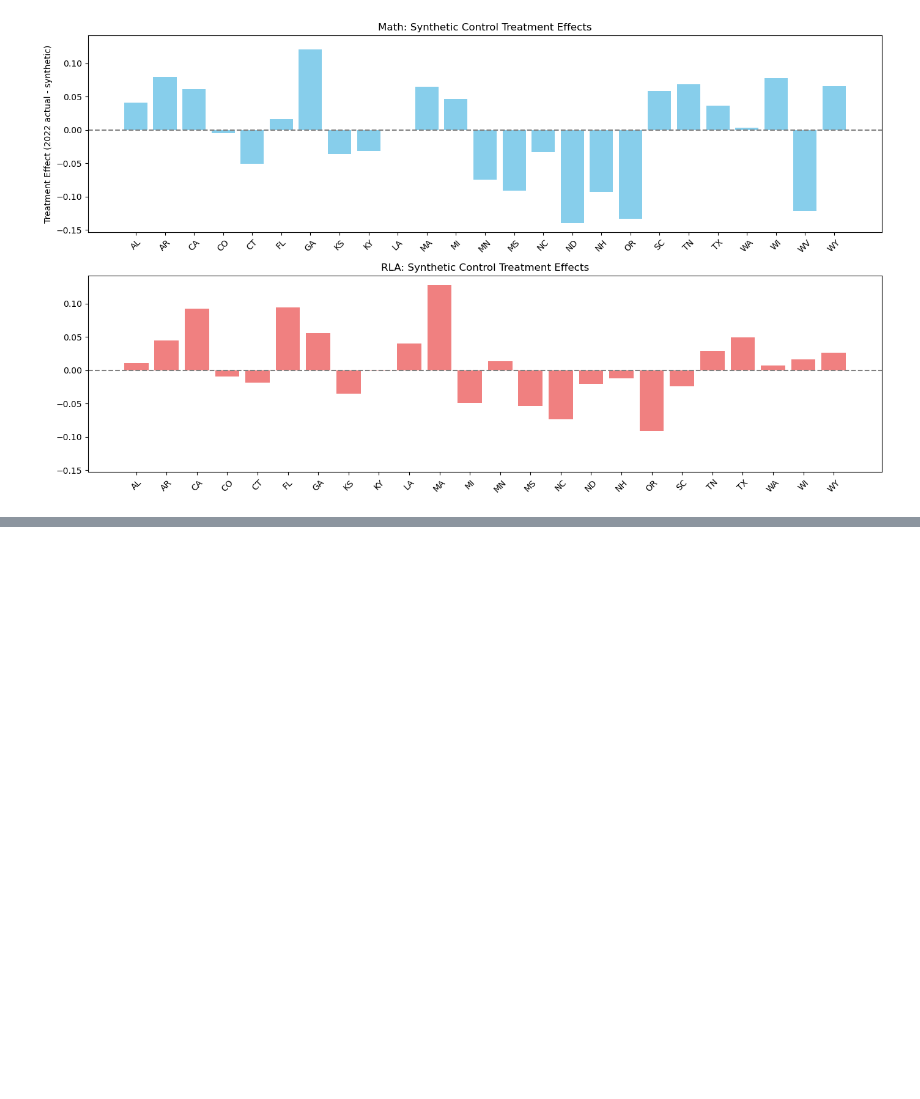
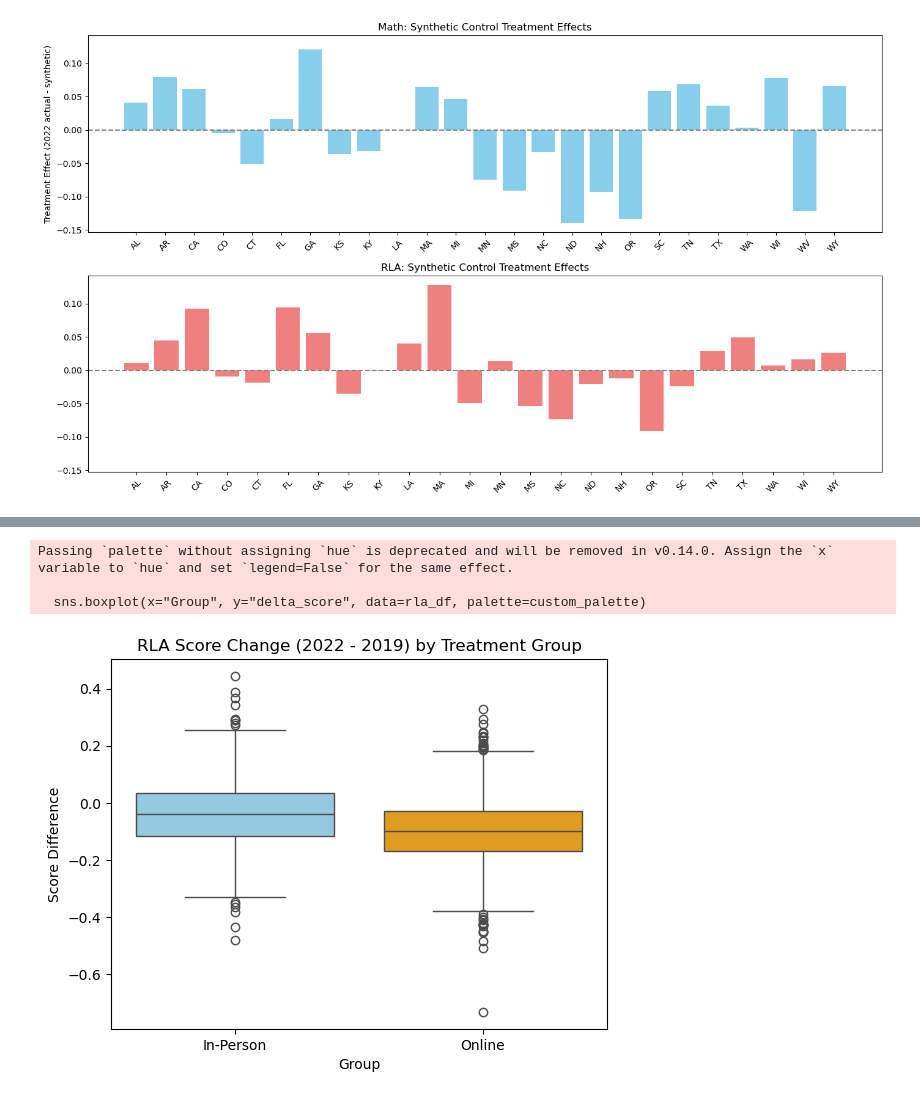
Before and after one commit to 000Aym612/CausalInferenceForOnlineLearning, a Jupyter notebook: causalInference.ipynb, the cells around one changed output, grey strips where cells are left out. Drawn from its saved outputs; the diff is of its cells as text; code cells hidden in the pictures; blank space fills up the shorter version.

```diff
--- a/causalInference.ipynb
+++ b/causalInference.ipynb
@@ -358,0 +408,19 @@ plt.show()
+# %%
+# Math score changes by group
+import seaborn as sns
+import matplotlib.pyplot as plt
+
+rla_df["Group"] = rla_df["T"].map({1: "Online", 0: "In-Person"})
+
+custom_palette = {"In-Person": "skyblue", "Online": "orange"}
+
+sns.boxplot(x="Group", y="delta_score", data=rla_df, palette=custom_palette)
+plt.title("RLA Score Change (2022 - 2019) by Treatment Group")
+plt.ylabel("Score Difference")
+plt.savefig('RLA Score Comparison for 2019 and 2022')
+plt.show()
+# %% [output]
+Passing `palette` without assigning `hue` is deprecated and will be removed in v0.14.0. Assign the `x` variable to `hue` and set `legend=False` for the same effect.
+
+  sns.boxplot(x="Group", y="delta_score", data=rla_df, palette=custom_palette)
+[figure, added]
```
Also changed, not shown: parts of 4 cells of this notebook, 3 other files.
